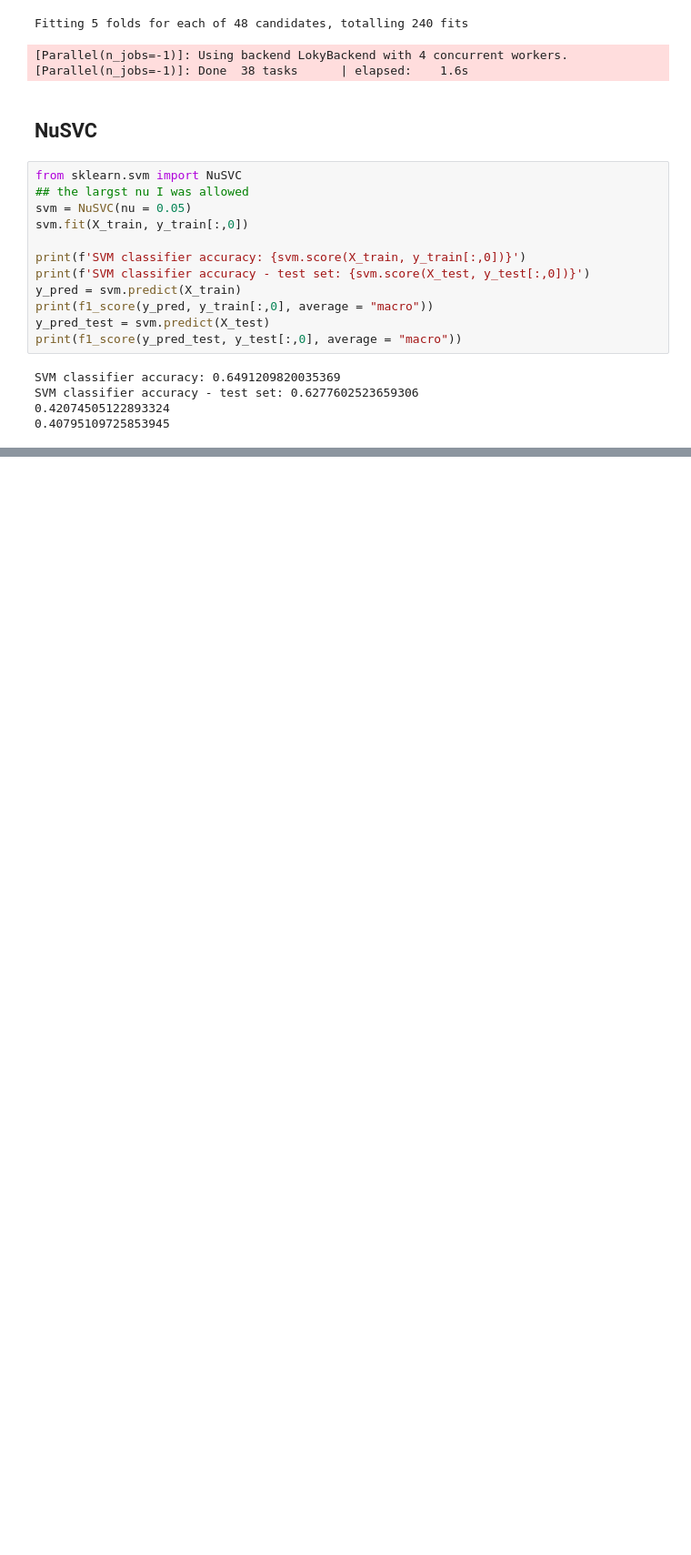
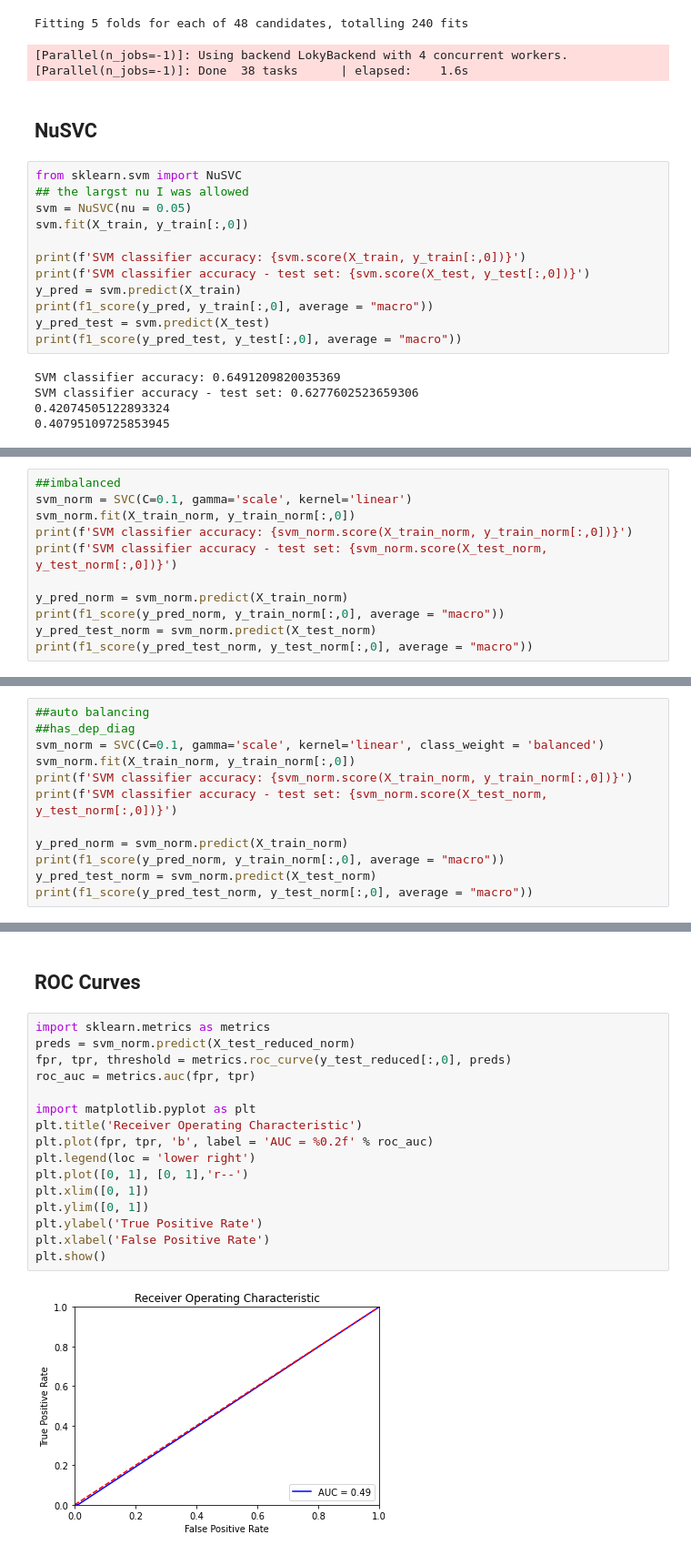
Before and after one commit to kkadzielna/project_14, a Jupyter notebook: SVM.ipynb, the cells around one changed output, grey strips where cells are left out. Shown: that part at 91% size. Cells and saved outputs as stored; diff of their text form; blank space fills up the shorter version.

```diff
--- a/SVM.ipynb
+++ b/SVM.ipynb
@@ -353,0 +371,11 @@ SVM classifier accuracy - test set: 0.6277602523659306
+# %%
+##imbalanced
+svm_norm = SVC(C=0.1, gamma='scale', kernel='linear')
+svm_norm.fit(X_train_norm, y_train_norm[:,0])
+print(f'SVM classifier accuracy: {svm_norm.score(X_train_norm, y_train_norm[:,0])}')
+print(f'SVM classifier accuracy - test set: {svm_norm.score(X_test_norm, y_test_norm[:,0])}')
+
+y_pred_norm = svm_norm.predict(X_train_norm)
+print(f1_score(y_pred_norm, y_train_norm[:,0], average = "macro"))
+y_pred_test_norm = svm_norm.predict(X_test_norm)
+print(f1_score(y_pred_test_norm, y_test_norm[:,0], average = "macro"))
@@ -353,0 +387,12 @@ SVM classifier accuracy - test set: 0.6277602523659306
+# %%
+##auto balancing
+##has_dep_diag
+svm_norm = SVC(C=0.1, gamma='scale', kernel='linear', class_weight = 'balanced')
+svm_norm.fit(X_train_norm, y_train_norm[:,0])
+print(f'SVM classifier accuracy: {svm_norm.score(X_train_norm, y_train_norm[:,0])}')
+print(f'SVM classifier accuracy - test set: {svm_norm.score(X_test_norm, y_test_norm[:,0])}')
+
+y_pred_norm = svm_norm.predict(X_train_norm)
+print(f1_score(y_pred_norm, y_train_norm[:,0], average = "macro"))
+y_pred_test_norm = svm_norm.predict(X_test_norm)
+print(f1_score(y_pred_test_norm, y_test_norm[:,0], average = "macro"))
@@ -375,0 +556,20 @@ SVM classifier accuracy - test set: 0.9728221305508372
+# %% [markdown]
+## ROC Curves
+# %%
+import sklearn.metrics as metrics
+preds = svm_norm.predict(X_test_reduced_norm)
+fpr, tpr, threshold = metrics.roc_curve(y_test_reduced[:,0], preds)
+roc_auc = metrics.auc(fpr, tpr)
+
+import matplotlib.pyplot as plt
+plt.title('Receiver Operating Characteristic')
+plt.plot(fpr, tpr, 'b', label = 'AUC = %0.2f' % roc_auc)
+plt.legend(loc = 'lower right')
+plt.plot([0, 1], [0, 1],'r--')
+plt.xlim([0, 1])
+plt.ylim([0, 1])
+plt.ylabel('True Positive Rate')
+plt.xlabel('False Positive Rate')
+plt.show()
+# %% [output]
+[figure, added]
```
Also changed, not shown: parts of 34 cells of this notebook.
